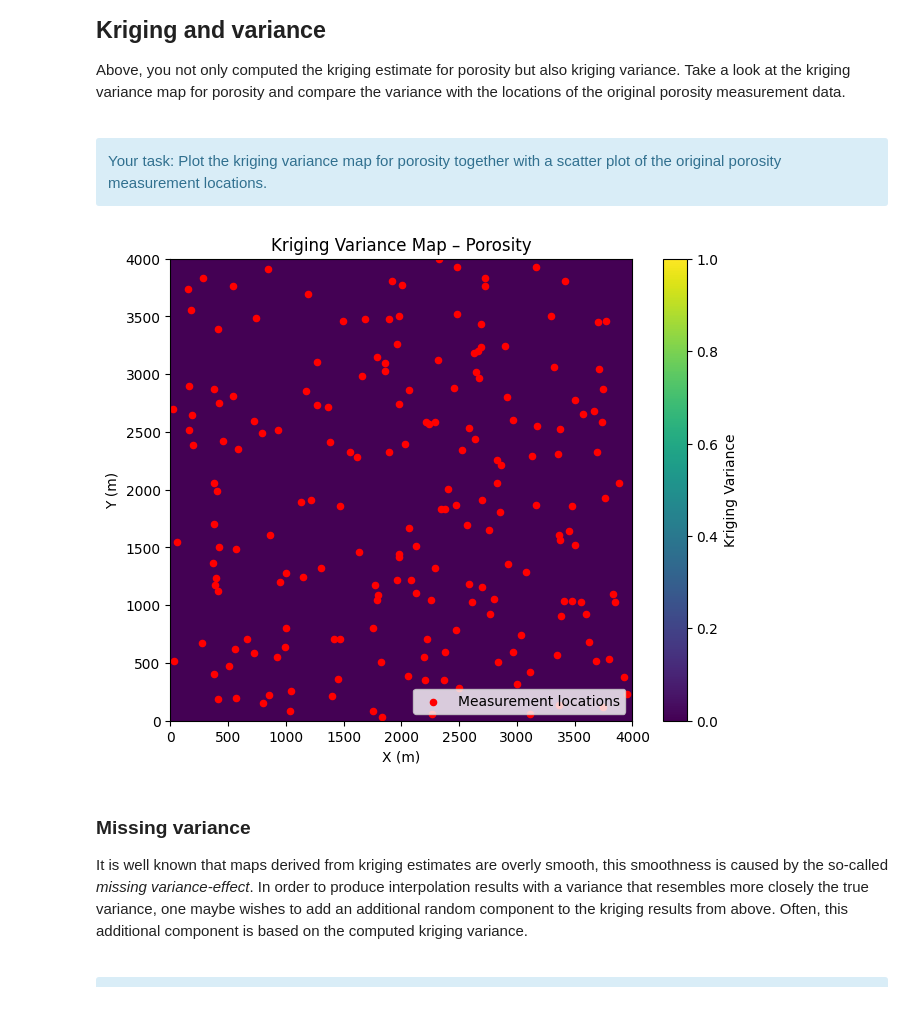
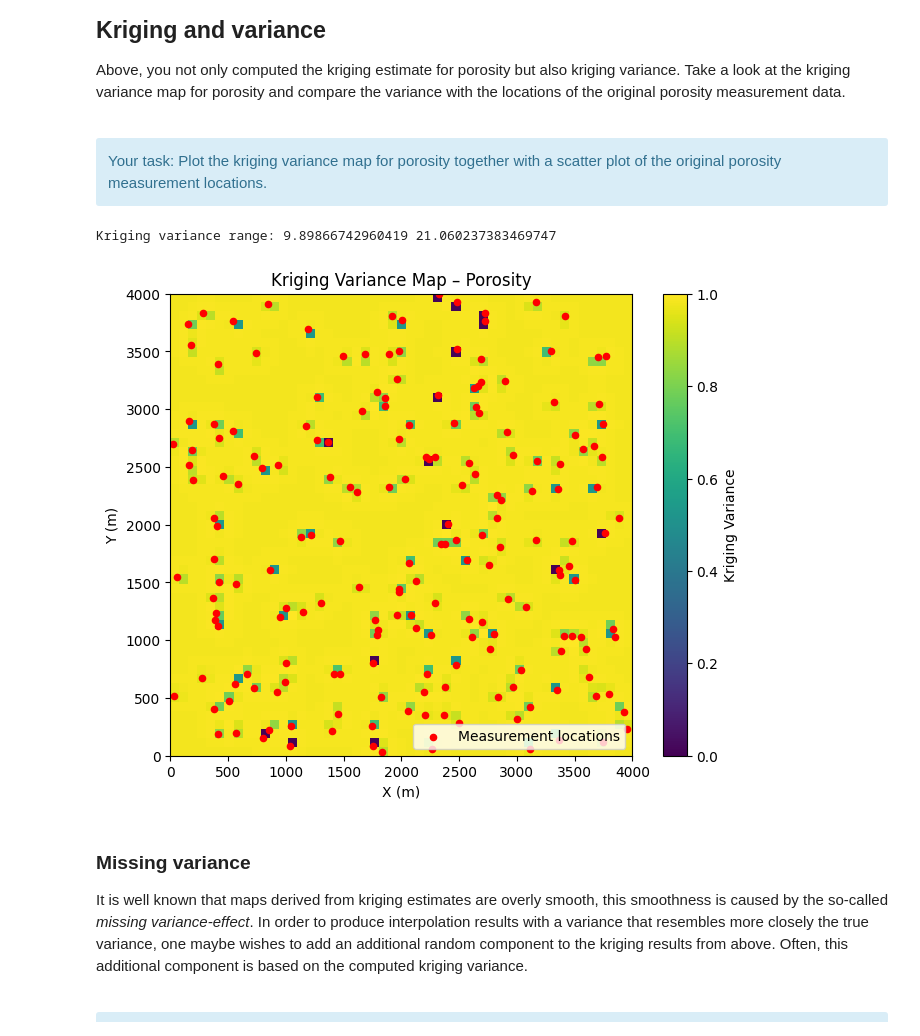
Before and after one commit to ElantaryJalal/Geo_Assignement, a Jupyter notebook: assignment group 8 (1).ipynb, the cells around one changed output. Saved outputs shown, nothing was run; the diff lists cells and outputs as text; code cells hidden in the pictures.

```diff
--- a/assignment group 8 (1).ipynb
+++ b/assignment group 8 (1).ipynb
@@ -133,7 +133,7 @@ Your task: Clean the dataset by removing all rows which have errorneous paramete
 # %%
 # YOUR CODE HERE
 # remove invalid porosity values (missing values, negative values and values greater than 1)
-data=data[(data['porosity'].notna()) & (data['porosity'] >= 0) & (data['porosity'] <= 0.4)]
+data=data[(data['porosity'].notna()) & (data['porosity'] >= 0) & (data['porosity'] < 1 )]
 # reset the dataset
 data=data.reset_index(drop=True)
 # Save the cleaned DataFrame to a new CSV (or overwrite the original)
@@ -476,7 +476,7 @@ Y = data['Y'].values
 porosity = data['porosity'].values
 
 # Compute variogram cloud
-distances, semivariance = variogram_cloud(X, Y, porosity)
+distances, semivariance = variogram_cloud_general(X, Y, porosity)
 
 # Plot semivariance vs distance
 plt.figure(figsize=(8,6))
@@ -692,11 +692,14 @@ Your task: Determine the interpolation value for each grid position using the pr
 grid_points = np.column_stack((X_grid.ravel(), Y_grid.ravel()))
 
 # Extract known data points and values
-data_points = np.column_stack((X, Y))   # from your dataset
-prop_values = porosity                  # the variable to interpolate
+data_points = np.column_stack((X, Y))
+prop_values = porosity
 
 # Compute distance matrix (data-to-data)
 dist_matrix = cdist(data_points, data_points)
+
+# Precompute covariance matrix for 'a' based on the variogram model
+cov_matrix = sill * (1 - np.exp(-dist_matrix / range_))
 
 # Prepare empty arrays for results
 kriged_values = np.zeros(len(grid_points))
@@ -705,11 +708,12 @@ kriging_variances = np.zeros(len(grid_points))
 # Loop through each grid point and perform kriging
 for i, (xg, yg) in enumerate(grid_points):
     # Distance between grid point and data points
-    dist_vector = np.sqrt((X - xg)**2 + (Y - yg)**2)
+    dist_vector = cdist(np.array([[xg, yg]]), data_points).ravel()
+    # Convert dist_vector to covariance using the same variogram model
+    cov_vector = sill * (1 - np.exp(-dist_vector / range_))
 
-    # Apply ordinary kriging for this location
-    z, var, w = ordinary_kriging(dist_matrix, dist_vector, prop_values, range_, sill)
-
+    # Call ordinary_kriging with precomputed covariance
+    z, var, w = ordinary_kriging(cov_matrix, cov_vector, prop_values, range_, sill)
     kriged_values[i] = z
     kriging_variances[i] = var
 
@@ -868,41 +894,48 @@ Your task: Plot the kriging variance map for porosity together with a scatter pl
 <div>
 # %%
 # YOUR CODE HERE
-# --- Grid definition (reuse previous grid) ---
-x_grid = np.arange(0, 4000+1, 80)
-y_grid = np.arange(0, 4000+1, 80)
-Xg, Yg = np.meshgrid(x_grid, y_grid)
-grid_points = np.column_stack([Xg.ravel(), Yg.ravel()])
 
 # --- Distance matrix for input points ---
-coords = data[['X','Y']].values
-dist_matrix = squareform(pdist(coords, metric='euclidean'))
+coords = data[['X', 'Y']].values
+dist_matrix_raw = squareform(pdist(coords, metric='euclidean'))
 porosity_values = data['porosity'].values
+
+# --- Define variogram parameters from previous context ---
+range_ = 37.0  # Fitted range in meters, try increasing to 500 for test
+sill = 0.004   # Fitted sill value
+
+# Precompute covariance matrix for 'dist_matrix' using variogram model
+cov_matrix = sill * (1 - np.exp(-dist_matrix_raw / range_))
 
 # --- Ordinary Kriging for porosity (compute variance as well) ---
 kriged_porosity = np.zeros(grid_points.shape[0])
 kriging_variance = np.zeros(grid_points.shape[0])
 
 for i, gp in enumerate(grid_points):
     d_vec = np.linalg.norm(coords - gp, axis=1)
-    kriged_porosity[i], kriging_variance[i], _ = ordinary_kriging(dist_matrix, d_vec, porosity_values, range_, sill)
+    cov_vector = sill * (1 - np.exp(-d_vec / range_))  # Covariance for distance vector
+    kriged_porosity[i], kriging_variance[i], _ = ordinary_kriging(cov_matrix, cov_vector, porosity_values, range_, sill)
 
 # Reshape variance to grid
 kriging_variance_map = kriging_variance.reshape(Xg.shape)
 
+# Print range for debugging
+print("Kriging variance range:", np.min(kriging_variance_map), np.max(kriging_variance_map))
+
 # --- Plot kriging variance map with measurement locations ---
-plt.figure(figsize=(8,6))
-plt.imshow(kriging_variance_map, extent=[0,4000,0,4000], origin='lower', cmap='viridis')
-plt.scatter(coords[:,0], coords[:,1], c='red', s=20, label='Measurement locations')
+plt.figure(figsize=(8, 6))
+plt.imshow(kriging_variance_map, extent=[0, 4000, 0, 4000], origin='lower', cmap='viridis')
+plt.scatter(coords[:, 0], coords[:, 1], c='red', s=20, label='Measurement locations')
 plt.colorbar(label='Kriging Variance')
 plt.title('Kriging Variance Map – Porosity')
 plt.xlabel('X (m)')
 plt.ylabel('Y (m)')
 plt.legend()
 plt.grid(False)
 plt.show()
 # %% [output]
+Kriging variance range: 9.89866742960419 21.060237383469747
-[figure, old version]
+[figure, new version]
 # %% [markdown]
 ### Missing variance
 
```
Also changed, not shown: parts of 15 cells of this notebook, 1 other file.
